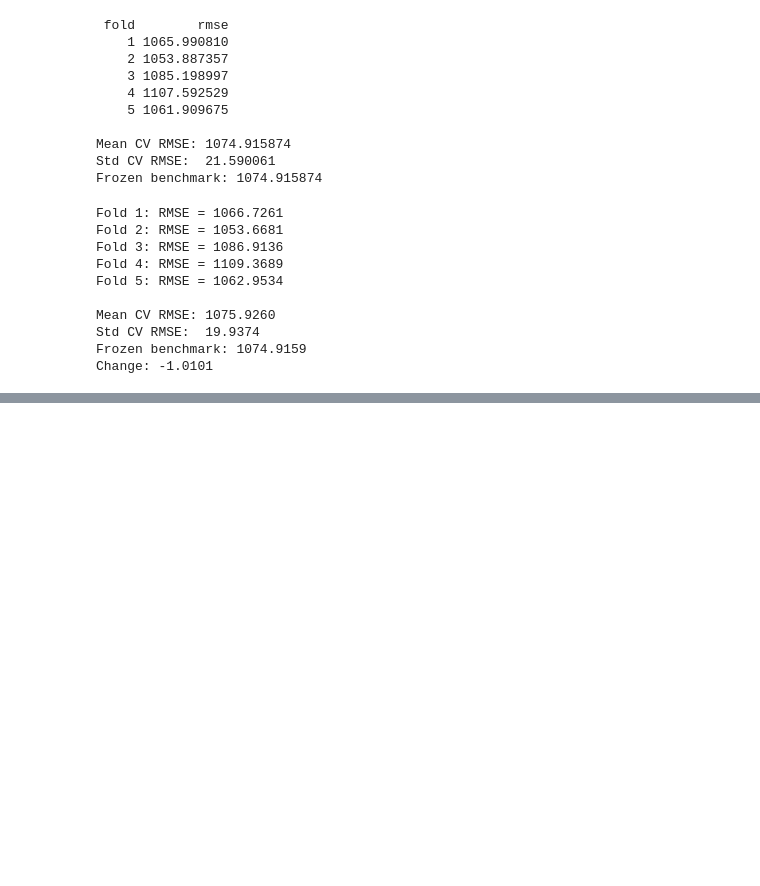
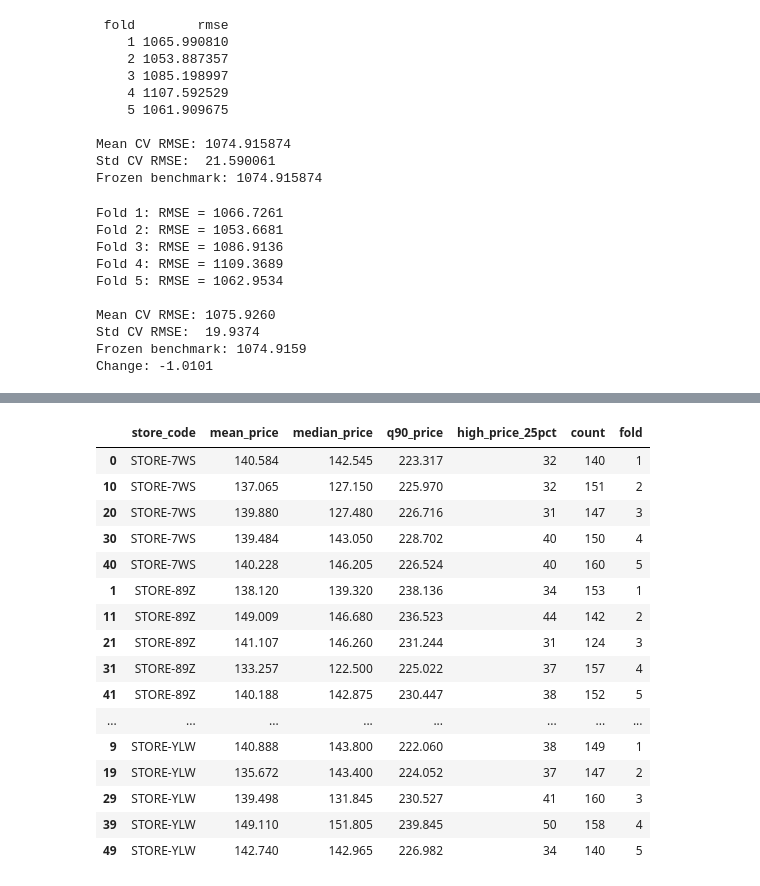
Before and after one commit to Successdada/DSN-26, a Jupyter notebook: Notebooks/validation_baseline.ipynb, the cells around one changed output, grey strips where cells are left out. Saved outputs shown, nothing was run; the diff lists cells and outputs as text; code cells hidden in the pictures; blank space fills up the shorter version.

```diff
--- a/Notebooks/validation_baseline.ipynb
+++ b/Notebooks/validation_baseline.ipynb
@@ -4085,0 +4148,19 @@ Change: -1.0101
+# %%
+# Verify the current notebook objects and identify the full training feature dataframe needed to align the OOF predictions.
+
+print("X_train shape:", X_train.shape)
+print("y_train shape:", y_train.shape)
+print("cat_oof length:", len(cat_oof))
+
+print("\nAvailable key variables:")
+for name in [
+    "X",
+    "X_train_full",
+    "X_model",
+    "X_train",
+    "train_final",
+    "train_df",
+    "y",
+    "y_train",
+]:
+    print(f"{name}: {'exists' if name in globals() else 'not found'}")
@@ -4085,0 +5040,60 @@ Change: -1.0101
+# %%
+# Aim: Determine whether the folds differ in the joint distribution
+# of product price and store, especially whether Fold 4 contains
+# unusually expensive products within high-error stores.
+
+fold_store_price_profile = []
+
+for fold, (train_idx, val_idx) in enumerate(
+    kf_huber.split(X_model, y),
+    start=1
+):
+    X_fold = X_model.iloc[val_idx].copy()
+
+    grouped = (
+        X_fold
+        .groupby("store_code")["product_price"]
+        .agg(
+            mean_price="mean",
+            median_price="median",
+            q90_price=lambda x: x.quantile(0.90),
+            high_price_25pct=lambda x: (
+                x >= X_model["product_price"].quantile(0.75)
+            ).sum(),
+            count="count"
+        )
+        .reset_index()
+    )
+
+    grouped["fold"] = fold
+
+    fold_store_price_profile.append(grouped)
+
+fold_store_price_profile_df = pd.concat(
+    fold_store_price_profile,
+    ignore_index=True
+)
+
+display(
+    fold_store_price_profile_df
+    .sort_values(["store_code", "fold"])
+    .round(3)
+)
+# %% [output]
+|  | store_code | mean_price | median_price | q90_price | high_price_25pct | count | fold |
+| 0 | STORE-7WS | 140.584 | 142.545 | 223.317 | 32 | 140 | 1 |
+| 10 | STORE-7WS | 137.065 | 127.150 | 225.970 | 32 | 151 | 2 |
+| 20 | STORE-7WS | 139.880 | 127.480 | 226.716 | 31 | 147 | 3 |
+| 30 | STORE-7WS | 139.484 | 143.050 | 228.702 | 40 | 150 | 4 |
+| 40 | STORE-7WS | 140.228 | 146.205 | 226.524 | 40 | 160 | 5 |
+| 1 | STORE-89Z | 138.120 | 139.320 | 238.136 | 34 | 153 | 1 |
+| 11 | STORE-89Z | 149.009 | 146.680 | 236.523 | 44 | 142 | 2 |
+| 21 | STORE-89Z | 141.107 | 146.260 | 231.244 | 31 | 124 | 3 |
+| 31 | STORE-89Z | 133.257 | 122.500 | 225.022 | 37 | 157 | 4 |
+| 41 | STORE-89Z | 140.188 | 142.875 | 230.447 | 38 | 152 | 5 |
+| ... | ... | ... | ... | ... | ... | ... | ... |
+| 9 | STORE-YLW | 140.888 | 143.800 | 222.060 | 38 | 149 | 1 |
+| 19 | STORE-YLW | 135.672 | 143.400 | 224.052 | 37 | 147 | 2 |
+| 29 | STORE-YLW | 139.498 | 131.845 | 230.527 | 41 | 160 | 3 |
+| 39 | STORE-YLW | 149.110 | 151.805 | 239.845 | 50 | 158 | 4 |
+| 49 | STORE-YLW | 142.740 | 142.965 | 226.982 | 34 | 140 | 5 |
```
Also changed, not shown: parts of 73 cells of this notebook, 2 other files.
